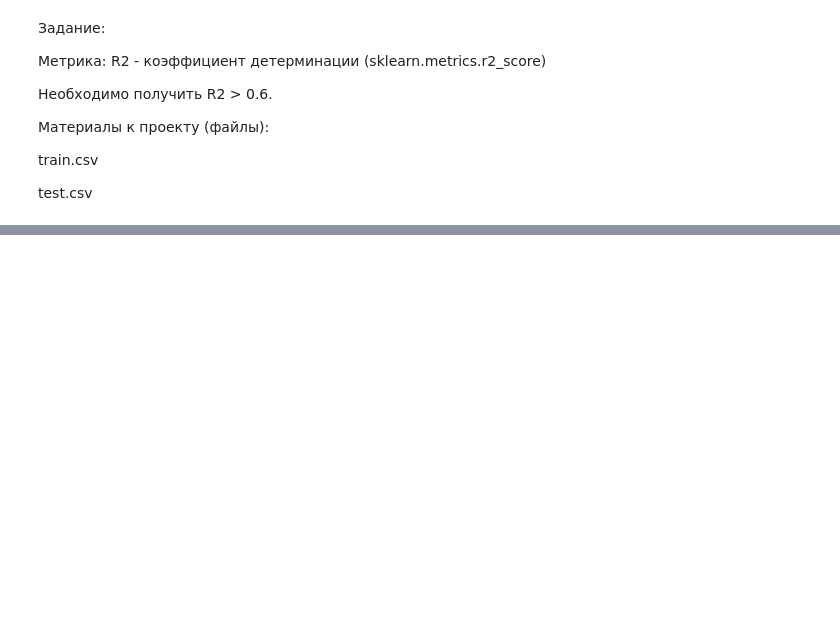
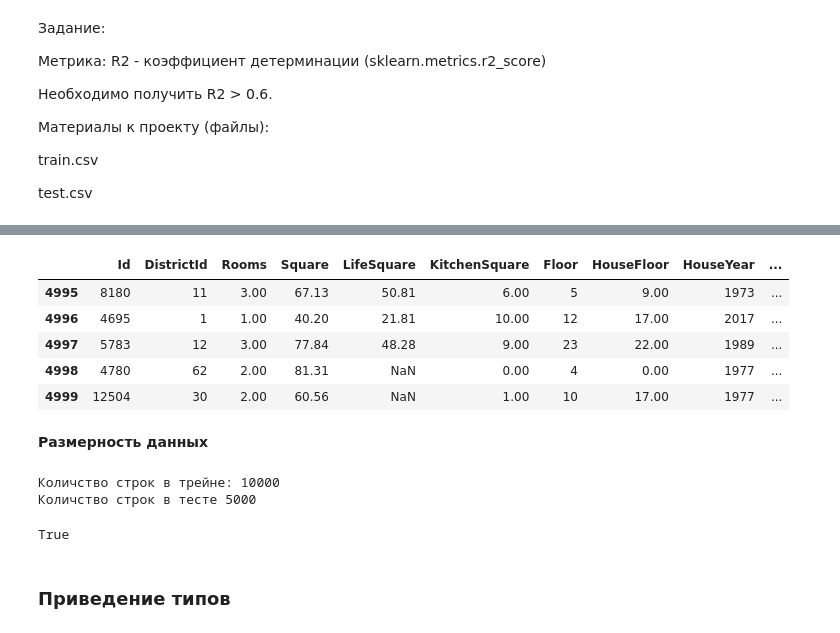
Before and after one commit to BelKaty/-Python-Data-Science-Numpy-Matplotlib-Scikit-learn, a Jupyter notebook: Курсовой проект.ipynb, the cells around one changed output, grey strips where cells are left out. Drawn from its saved outputs; the diff is of its cells as text; code cells hidden in the pictures; blank space fills up the shorter version.

```diff
--- a/Курсовой проект.ipynb
+++ b/Курсовой проект.ipynb
@@ -1127,0 +162,25 @@ https://github.com/pamaxpower/PyLib/blob/main/Course_project/pr/course_project.i
+# %%
+test_df = pd.read_csv(TEST)
+test_df.tail()
+# %% [output]
+|  | Id | DistrictId | Rooms | Square | LifeSquare | KitchenSquare | Floor | HouseFloor | HouseYear | ... |
+| 4995 | 8180 | 11 | 3.00 | 67.13 | 50.81 | 6.00 | 5 | 9.00 | 1973 | ... |
+| 4996 | 4695 | 1 | 1.00 | 40.20 | 21.81 | 10.00 | 12 | 17.00 | 2017 | ... |
+| 4997 | 5783 | 12 | 3.00 | 77.84 | 48.28 | 9.00 | 23 | 22.00 | 1989 | ... |
+| 4998 | 4780 | 62 | 2.00 | 81.31 | NaN | 0.00 | 4 | 0.00 | 1977 | ... |
+| 4999 | 12504 | 30 | 2.00 | 60.56 | NaN | 1.00 | 10 | 17.00 | 1977 | ... |
+# %% [markdown]
+**Размерность данных**
+# %%
+print('Количство строк в трейне:', train_df.shape[0])
+print('Количство строк в тесте', test_df.shape[0])
+# %% [output]
+Количство строк в трейне: 10000
+Количство строк в тесте 5000
+# %%
+# Проверяем, совпадает ли количество столбцов в данных (train_df, test_df)
+train_df.shape[1] - 1 == test_df.shape[1]
+# %% [output]
+True
+# %% [markdown]
+### Приведение типов
```
Also changed, not shown: parts of 265 cells of this notebook.
